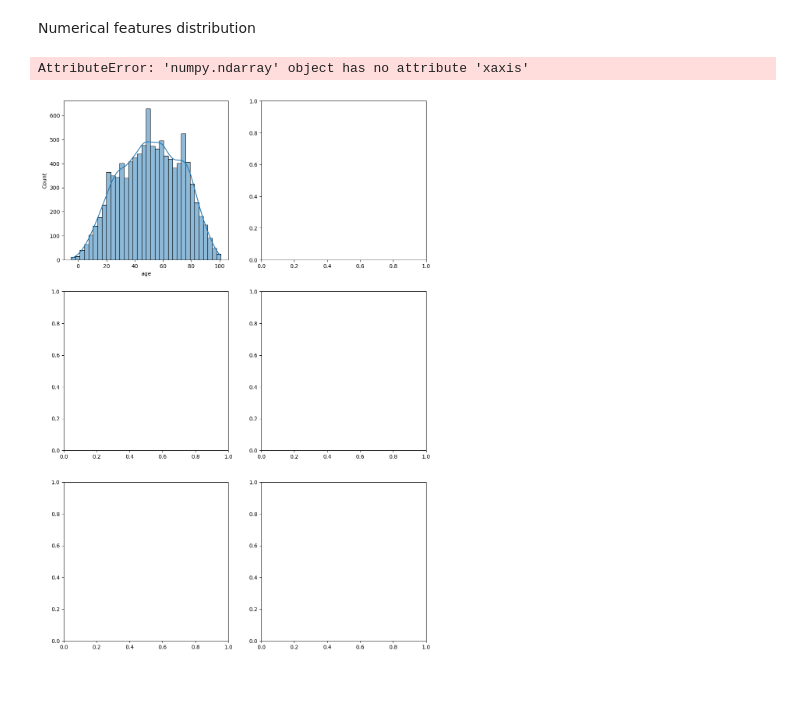
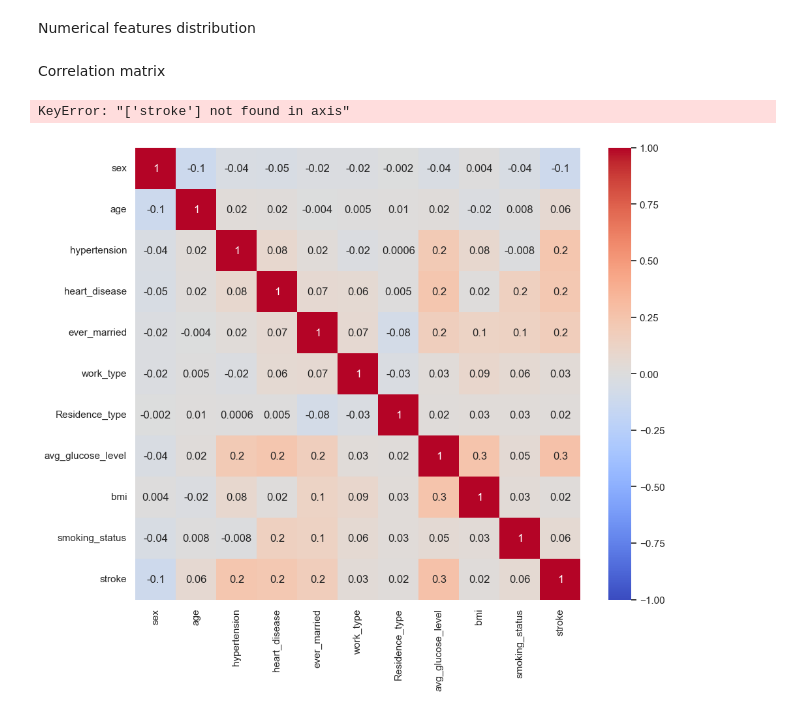
Before and after one commit to alessandroCassani/featureEngineering, a Jupyter notebook: code.ipynb, the cells around one changed output. Cells and saved outputs as stored; diff of their text form; code cells hidden in the pictures; blank space fills up the shorter version.

Commit message:
added second correlation plot

```diff
--- a/code.ipynb
+++ b/code.ipynb
@@ -57,12 +48,12 @@ numerical_features = ['age', 'avg_glucose_level', 'bmi']
 
 def plot_numerical_features():
     numerical_df = df[numerical_features]
-    fig, axs = plt.subplots(nrows=len(numerical_features), ncols=2, figsize=(12, 6*len(numerical_features)))
+    fig, axs = plt.subplots(nrows=len(numerical_features), ncols=2, figsize=(15, 6*len(numerical_features)))
 
     for i, column in enumerate(numerical_features):
         sns.histplot(data=numerical_df, x=column, kde=True, ax=axs[i][0])
 
-        sns.boxplot(data=numerical_df, x=column, ax=axs[i][1], orient='v')
+        sns.boxplot(data=numerical_df, x=column, ax=axs[i][1])
 
         axs[i][0].set_title(f'{column} Distribution')
         axs[i][1].set_title(f'{column} Boxplot')
@@ -71,6 +62,14 @@ def plot_numerical_features():
     plt.show()
 
 plot_numerical_features()
-# %% [output]
-AttributeError: 'numpy.ndarray' object has no attribute 'xaxis'
-[figure, removed]
+# %% [markdown]
+Correlation matrix
+# %%
+sns.set(rc = {'figure.figsize':(11,9)})
+sns.heatmap(df.corr(),vmin=-1, vmax=1, annot = True, fmt='.1g',cmap= 'coolwarm')
+
+df_without_target = df.drop('stroke')
+df_without_target.corrwith(df.stroke).plot(kind='bar', grid=True, figsize=(10, 6), title="Correlation with Stroke",color="orange");
+# %% [output]
+KeyError: "['stroke'] not found in axis"
+[figure, added]
```
Also changed, not shown: parts of 1 cell of this notebook.
